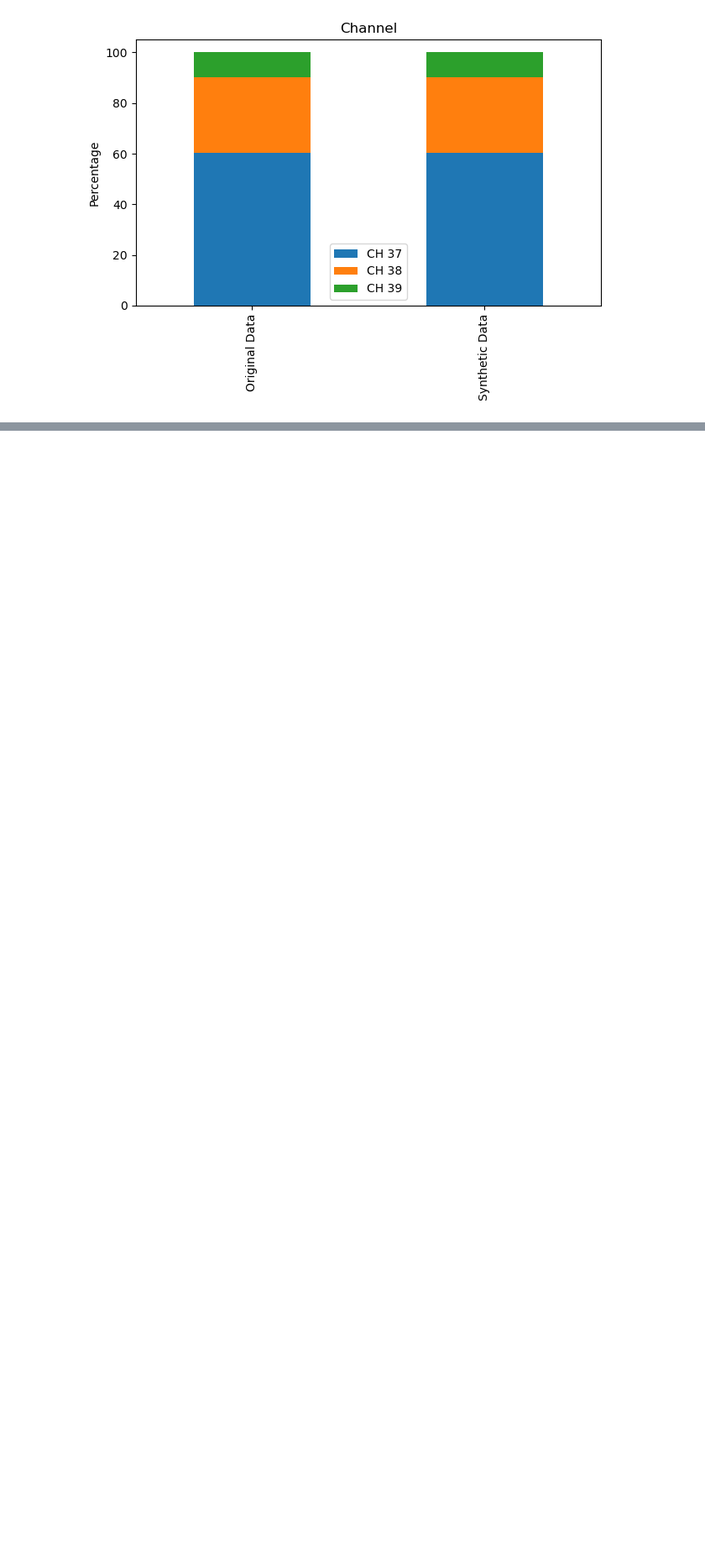
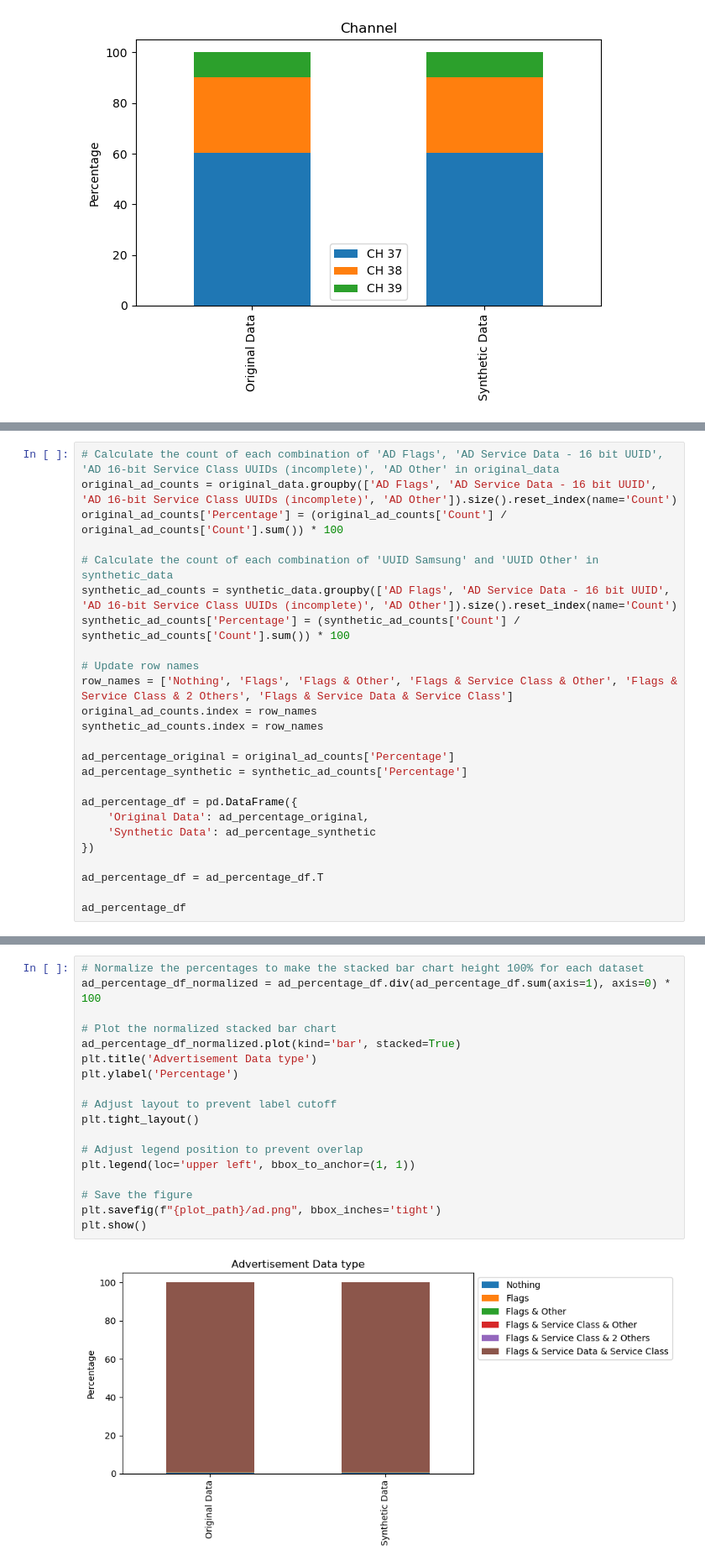
Before and after one commit to keyyke/master_thesis, a Jupyter notebook: markov_model/analysing_data_structure.ipynb, the cells around one changed output, grey strips where cells are left out. Shown: that part at 84% size. Cells and saved outputs as stored; diff of their text form; blank space fills up the shorter version.

```diff
--- a/markov_model/analysing_data_structure.ipynb
+++ b/markov_model/analysing_data_structure.ipynb
@@ -89,0 +166,25 @@ plt.show()
+# %%
+# Calculate the count of each combination of 'AD Flags', 'AD Service Data - 16 bit UUID', 'AD 16-bit Service Class UUIDs (incomplete)', 'AD Other' in original_data
+original_ad_counts = original_data.groupby(['AD Flags', 'AD Service Data - 16 bit UUID', 'AD 16-bit Service Class UUIDs (incomplete)', 'AD Other']).size().reset_index(name='Count')
+original_ad_counts['Percentage'] = (original_ad_counts['Count'] / original_ad_counts['Count'].sum()) * 100
+
+# Calculate the count of each combination of 'UUID Samsung' and 'UUID Other' in synthetic_data
+synthetic_ad_counts = synthetic_data.groupby(['AD Flags', 'AD Service Data - 16 bit UUID', 'AD 16-bit Service Class UUIDs (incomplete)', 'AD Other']).size().reset_index(name='Count')
+synthetic_ad_counts['Percentage'] = (synthetic_ad_counts['Count'] / synthetic_ad_counts['Count'].sum()) * 100
+
+# Update row names
+row_names = ['Nothing', 'Flags', 'Flags & Other', 'Flags & Service Class & Other', 'Flags & Service Class & 2 Others', 'Flags & Service Data & Service Class']
+original_ad_counts.index = row_names
+synthetic_ad_counts.index = row_names
+
+ad_percentage_original = original_ad_counts['Percentage']
+ad_percentage_synthetic = synthetic_ad_counts['Percentage']
+
+ad_percentage_df = pd.DataFrame({
+    'Original Data': ad_percentage_original,
+    'Synthetic Data': ad_percentage_synthetic
+})
+
+ad_percentage_df = ad_percentage_df.T
+
+ad_percentage_df
@@ -89,0 +195,20 @@ plt.show()
+# %%
+# Normalize the percentages to make the stacked bar chart height 100% for each dataset
+ad_percentage_df_normalized = ad_percentage_df.div(ad_percentage_df.sum(axis=1), axis=0) * 100
+
+# Plot the normalized stacked bar chart
+ad_percentage_df_normalized.plot(kind='bar', stacked=True)
+plt.title('Advertisement Data type')
+plt.ylabel('Percentage')
+
+# Adjust layout to prevent label cutoff
+plt.tight_layout()
+
+# Adjust legend position to prevent overlap
+plt.legend(loc='upper left', bbox_to_anchor=(1, 1))
+
+# Save the figure
+plt.savefig(f"{plot_path}/ad.png", bbox_inches='tight')
+plt.show()
+# %% [output]
+[figure, added]
```
Also changed, not shown: parts of 17 cells of this notebook.
